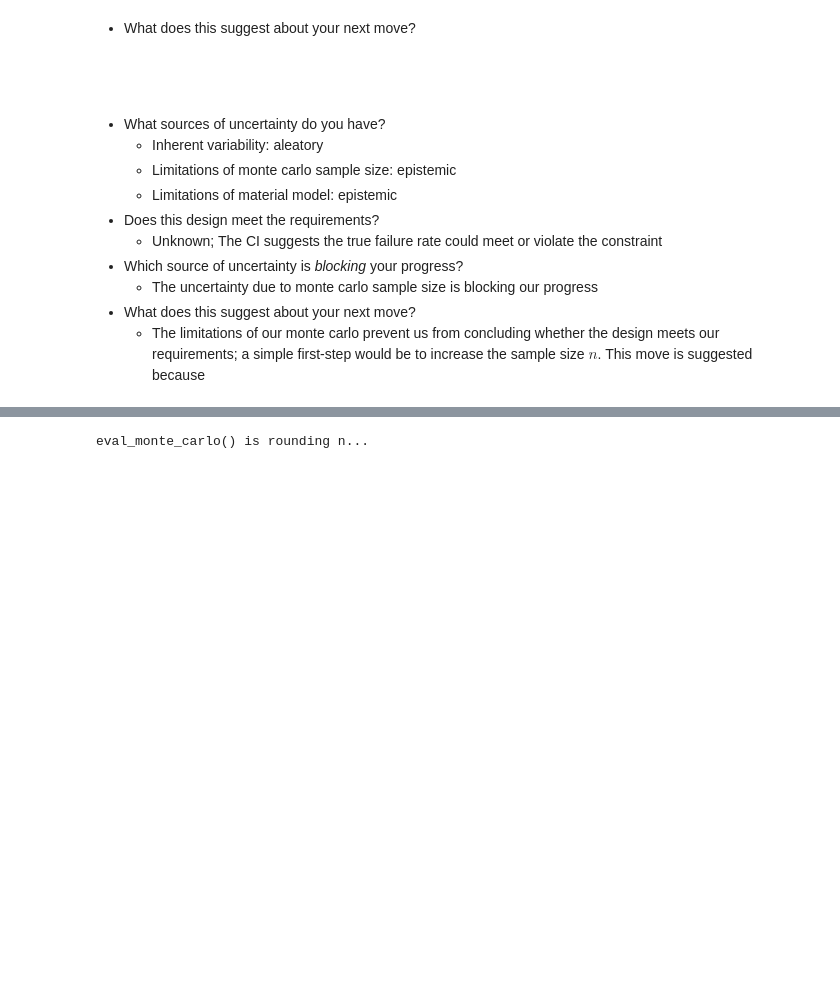
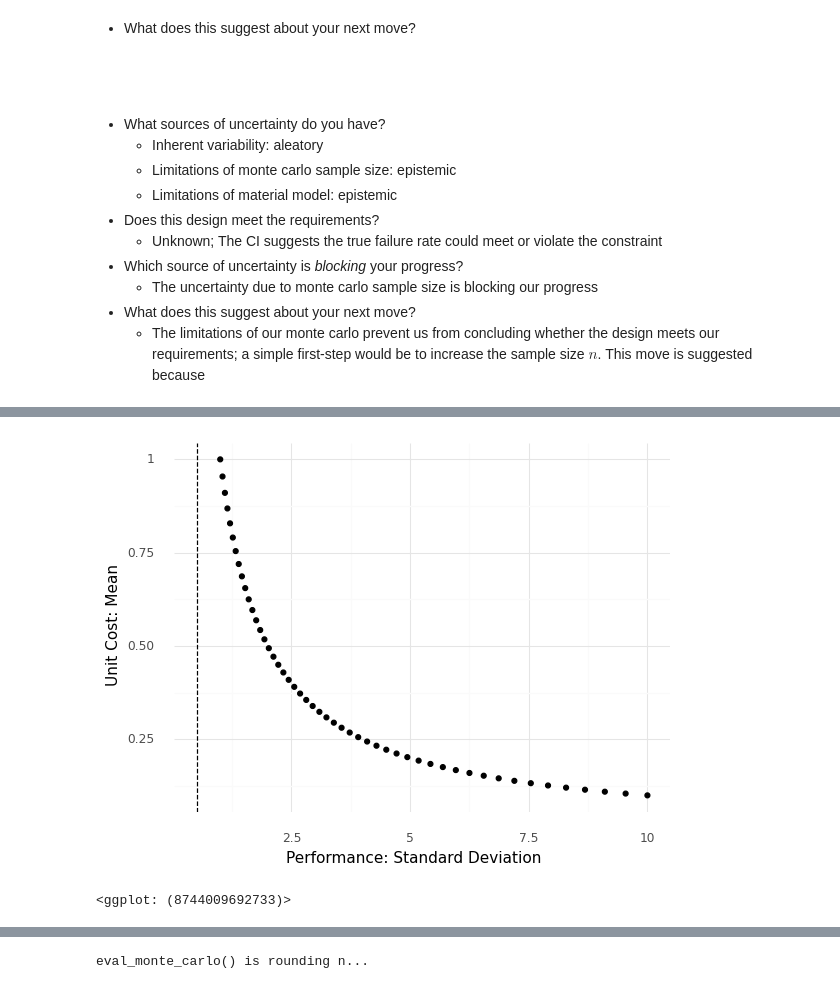
Before and after one commit to zdelrosario/pdo-notes, a Jupyter notebook: day16.ipynb, the cells around one changed output, grey strips where cells are left out. Drawn from its saved outputs; the diff is of its cells as text; code cells hidden in the pictures; blank space fills up the shorter version.

```diff
--- a/day16.ipynb
+++ b/day16.ipynb
@@ -114,0 +226,20 @@ df_design = gr.df_make(w=3.0, t=3.0)
+# %%
+(
+    ## Some fake data
+    gr.df_make(sd=np.logspace(+0, +1))
+    >> gr.tf_mutate(mean=1 / DF.sd)
+
+    ## Visualize
+    >> ggplot(aes("sd", "mean"))
+    + geom_vline(xintercept=0.5, linetype="dashed")
+    + geom_point()
+
+    + theme_minimal()
+    + labs(
+        x="Performance: Standard Deviation",
+        y="Unit Cost: Mean",
+    )
+)
+# %% [output]
+[figure, added]
+<ggplot: (8744009692733)>
```
Also changed, not shown: parts of 20 cells of this notebook.
